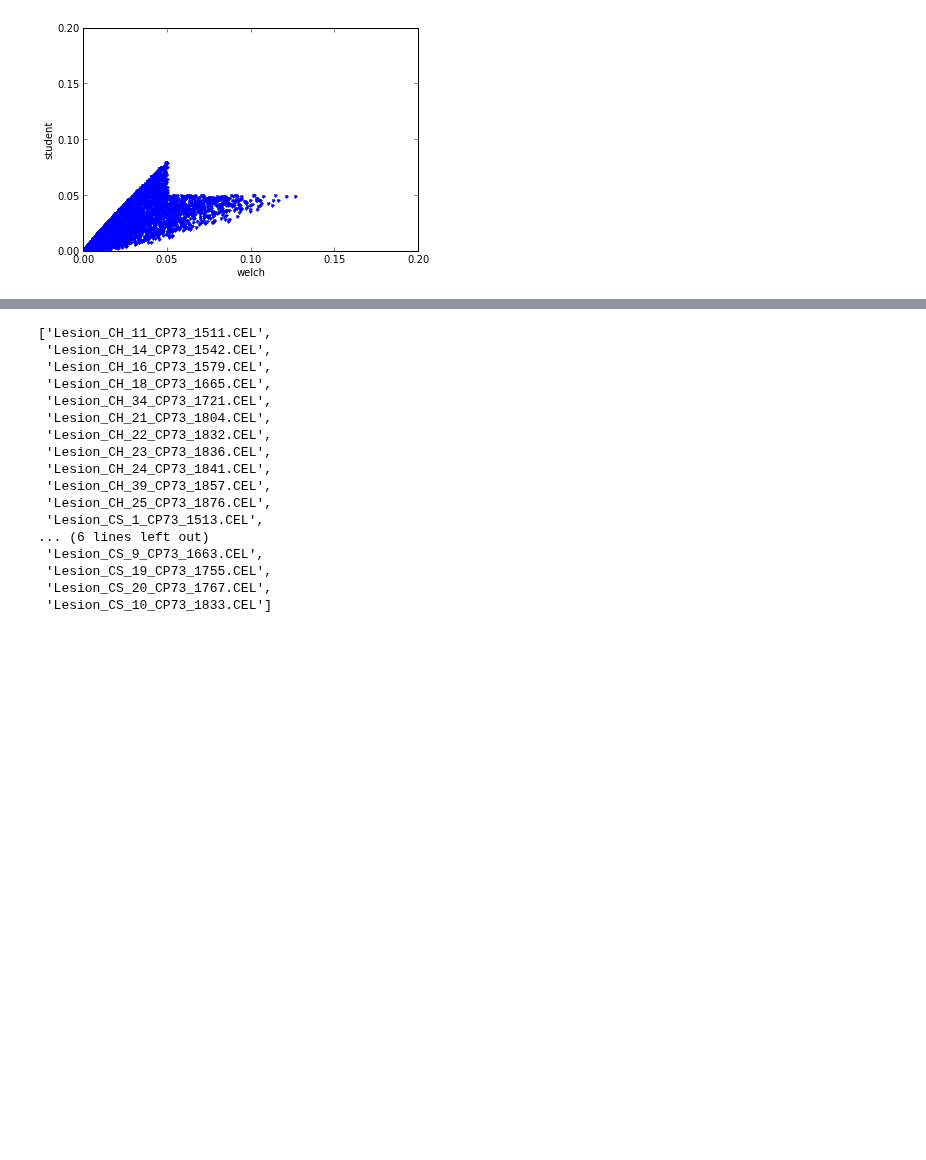
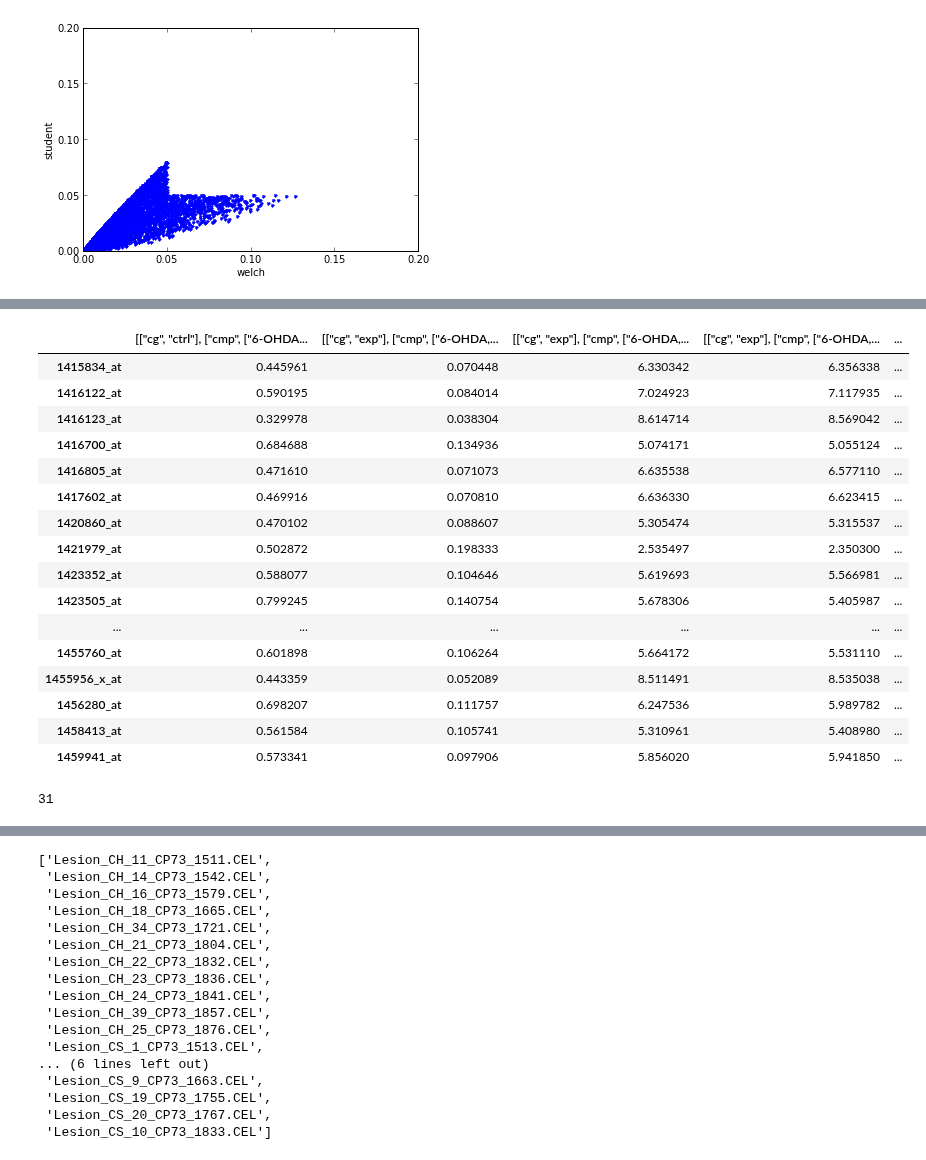
Before and after one commit to aheilbut/pdmouse, a Jupyter notebook: py/pd_calc_stats.ipynb, the cells around one changed output, grey strips where cells are left out. Drawn from its saved outputs; the diff is of its cells as text; code cells hidden in the pictures; blank space fills up the shorter version.

```diff
--- a/py/pd_calc_stats.ipynb
+++ b/py/pd_calc_stats.ipynb
@@ -41,10 +41,12 @@ print "save pickle models"
 #aim_models_cp101_chronic = pda.fitModels(pd_all.index, ss_cp101_allChronic_LDOPA)
 # %% [output]
 save pickle models
+# %%
+aim_models_cp73_chronicLow = pda.fitModels(pd_all.index, ss_cp73_chronicLow, pd_all).drop("model", axis=1)
 # %%
-aim_models_cp73_allchronic = pda.fitModels(pd_all.index, ss_cp73_allchronic, pd_all)
-aim_models_cp73_chronicHigh = pda.fitModels(pd_all.index, ss_cp73_chronicHigh, pd_all)
-aim_models_cp73_chronicLow = pda.fitModels(pd_all.index, ss_cp73_chronicLow, pd_all)
+aim_models_cp73_allchronic = pda.fitModels(pd_all.index, ss_cp73_allchronic, pd_all).drop("model", axis=1)
+aim_models_cp73_chronicHigh = pda.fitModels(pd_all.index, ss_cp73_chronicHigh, pd_all).drop("model", axis=1)
+aim_models_cp73_chronicLow = pda.fitModels(pd_all.index, ss_cp73_chronicLow, pd_all).drop("model", axis=1)
 # %%
 aim_models_cp101_allchronic = pda.fitModels(pd_all.index, ss_cp101_allchronic, pd_all).drop("model", axis=1)
 aim_models_cp101_chronicHigh = pda.fitModels(pd_all.index, ss_cp101_chronicHigh, pd_all).drop("model", axis=1)
@@ -237,0 +248,53 @@ dtypes: float64(66), object(6)
+# %%
+def h(x):
+    return IPython.core.display.HTML(x.to_html())
+# %%
+h(cp_both_wide_info.select(
+    lambda x: cp_both_wide_info.ix[x,
+        pda.tm.e([  ("cmp", ["6-OHDA, chronicSaline", "Ascorbate, chronicSaline"]),
+            ("ct", "cp73"),
+            ("mc", "bh"),
+            ("st", "pval"),
+            ("tt", "welch ttest")
+        ])] < 0.10
+    and
+        cp_both_wide_info.ix[x,
+        pda.tm.e([  ("cmp", ["6-OHDA, chronicSaline", "Ascorbate, chronicSaline"]),
+            ("ct", "cp73"),
+            ("st", "fc_medians"),
+        ])] < -1
+))
+# %% [output]
+|  | [["cg", "ctrl"], ["cmp", ["6-OHDA... | [["cg", "exp"], ["cmp", ["6-OHDA,... | [["cg", "exp"], ["cmp", ["6-OHDA,... | [["cg", "exp"], ["cmp", ["6-OHDA,... | ... |
+| 1415834_at | 0.445961 | 0.070448 | 6.330342 | 6.356338 | ... |
+| 1416122_at | 0.590195 | 0.084014 | 7.024923 | 7.117935 | ... |
+| 1416123_at | 0.329978 | 0.038304 | 8.614714 | 8.569042 | ... |
+| 1416700_at | 0.684688 | 0.134936 | 5.074171 | 5.055124 | ... |
+| 1416805_at | 0.471610 | 0.071073 | 6.635538 | 6.577110 | ... |
+| 1417602_at | 0.469916 | 0.070810 | 6.636330 | 6.623415 | ... |
+| 1420860_at | 0.470102 | 0.088607 | 5.305474 | 5.315537 | ... |
+| 1421979_at | 0.502872 | 0.198333 | 2.535497 | 2.350300 | ... |
+| 1423352_at | 0.588077 | 0.104646 | 5.619693 | 5.566981 | ... |
+| 1423505_at | 0.799245 | 0.140754 | 5.678306 | 5.405987 | ... |
+| ... | ... | ... | ... | ... | ... |
+| 1455760_at | 0.601898 | 0.106264 | 5.664172 | 5.531110 | ... |
+| 1455956_x_at | 0.443359 | 0.052089 | 8.511491 | 8.535038 | ... |
+| 1456280_at | 0.698207 | 0.111757 | 6.247536 | 5.989782 | ... |
+| 1458413_at | 0.561584 | 0.105741 | 5.310961 | 5.408980 | ... |
+| 1459941_at | 0.573341 | 0.097906 | 5.856020 | 5.941850 | ... |
+# %%
+len(cp_both_wide_info.select(
+    lambda x: cp_both_wide_info.ix[x, pda.tm.e([  ("cmp", ["6-OHDA, chronicSaline", "Ascorbate, chronicSaline"]),
+            ("ct", "cp73"),
+            ("mc", "bh"),
+            ("st", "pval"),
+            ("tt", "welch ttest")
+        ])] < 0.10
+    and
+        cp_both_wide_info.ix[x, pda.tm.e([  ("cmp", ["6-OHDA, chronicSaline", "Ascorbate, chronicSaline"]),
+            ("ct", "cp73"),
+            ("st", "fc_medians"),
+        ])] > 1
+))
+# %% [output]
+31
```
Also changed, not shown: parts of 34 cells of this notebook, 4 other files.
